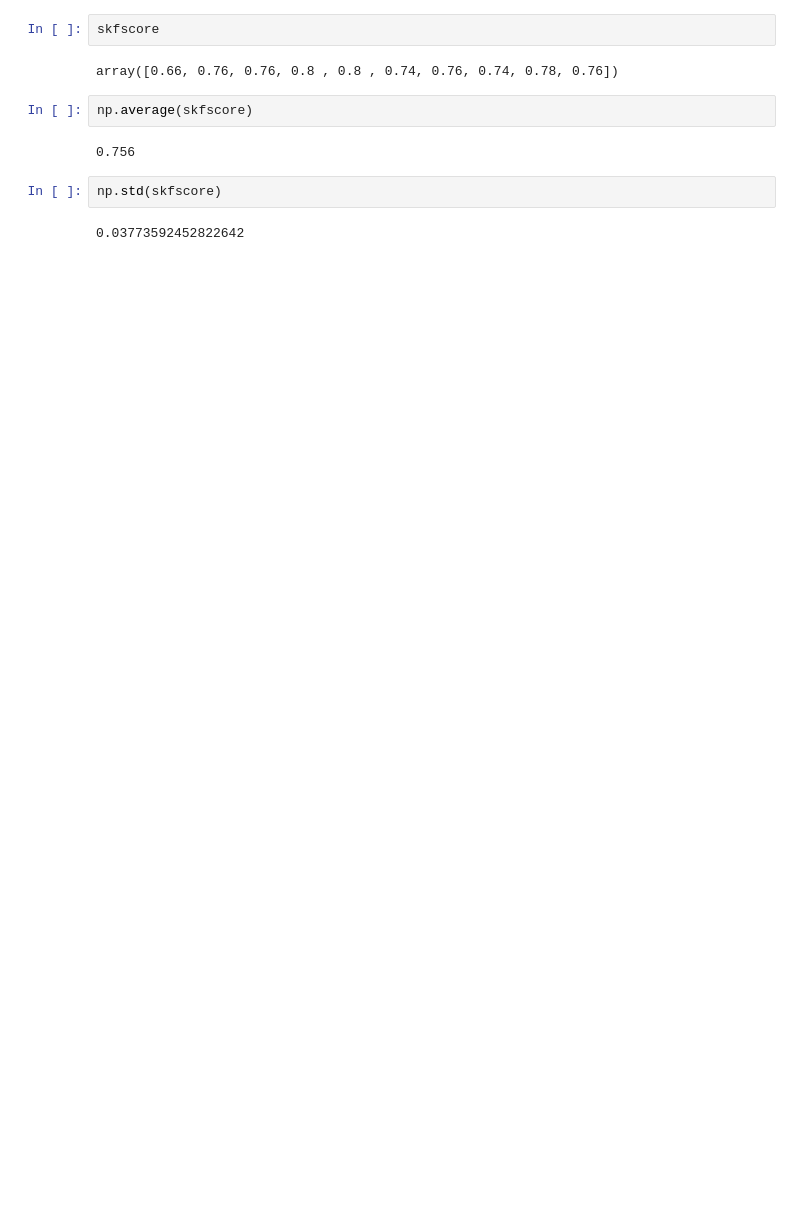
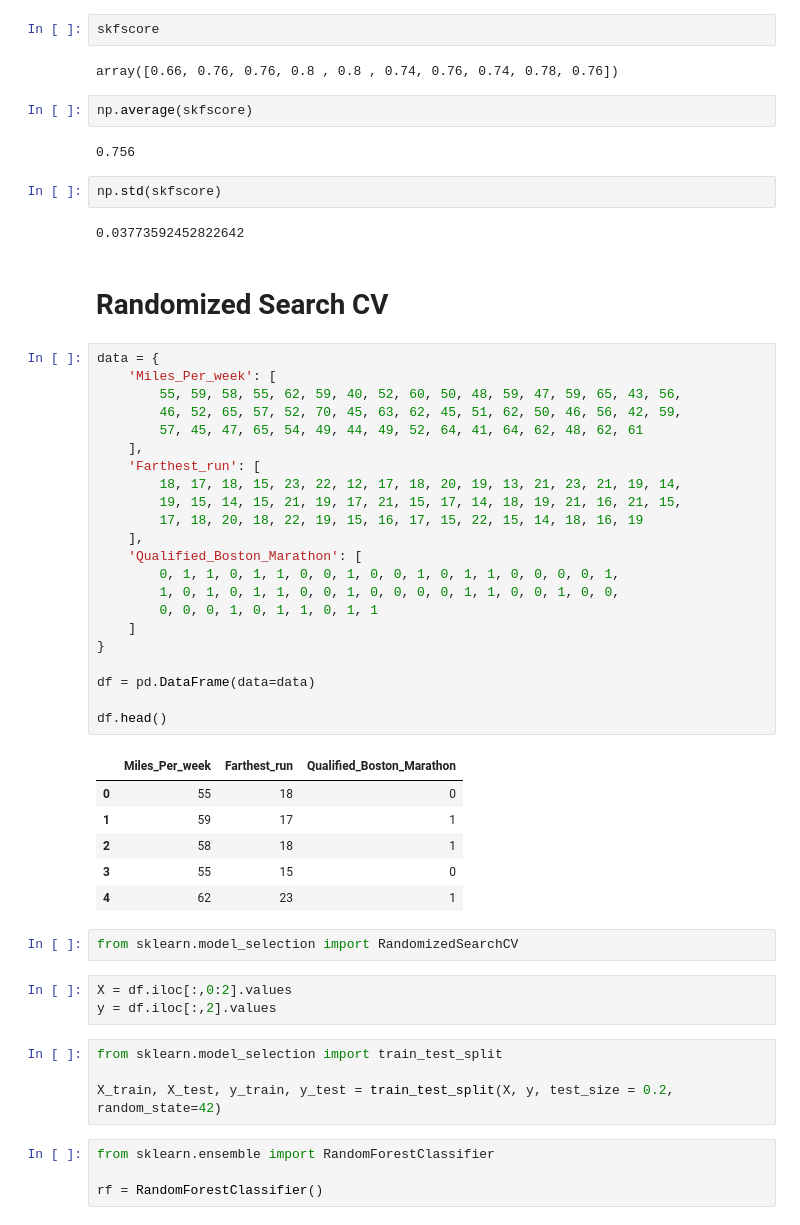
Before and after one commit to suprim-karki/ai-ml-portfolio, a Jupyter notebook: machine-learning/scikit-learn/cross_validation.ipynb, the cells around one changed output. Cells and saved outputs as stored; diff of their text form; blank space fills up the shorter version.

Commit message:
Using Raandomized Search CV

```diff
--- a/machine-learning/scikit-learn/cross_validation.ipynb
+++ b/machine-learning/scikit-learn/cross_validation.ipynb
@@ -117,3 +119,47 @@ np.average(skfscore)
 np.std(skfscore)
 # %% [output]
 0.03773592452822642
+# %% [markdown]
+# Randomized Search CV
+# %%
+data = {
+    'Miles_Per_week': [
+        55, 59, 58, 55, 62, 59, 40, 52, 60, 50, 48, 59, 47, 59, 65, 43, 56,
+        46, 52, 65, 57, 52, 70, 45, 63, 62, 45, 51, 62, 50, 46, 56, 42, 59,
+        57, 45, 47, 65, 54, 49, 44, 49, 52, 64, 41, 64, 62, 48, 62, 61
+    ],
+    'Farthest_run': [
+        18, 17, 18, 15, 23, 22, 12, 17, 18, 20, 19, 13, 21, 23, 21, 19, 14,
+        19, 15, 14, 15, 21, 19, 17, 21, 15, 17, 14, 18, 19, 21, 16, 21, 15,
+        17, 18, 20, 18, 22, 19, 15, 16, 17, 15, 22, 15, 14, 18, 16, 19
+    ],
+    'Qualified_Boston_Marathon': [
+        0, 1, 1, 0, 1, 1, 0, 0, 1, 0, 0, 1, 0, 1, 1, 0, 0, 0, 0, 1,
+        1, 0, 1, 0, 1, 1, 0, 0, 1, 0, 0, 0, 0, 1, 1, 0, 0, 1, 0, 0,
+        0, 0, 0, 1, 0, 1, 1, 0, 1, 1
+    ]
+}
+
+df = pd.DataFrame(data=data)
+
+df.head()
+# %% [output]
+|  | Miles_Per_week | Farthest_run | Qualified_Boston_Marathon |
+| 0 | 55 | 18 | 0 |
+| 1 | 59 | 17 | 1 |
+| 2 | 58 | 18 | 1 |
+| 3 | 55 | 15 | 0 |
+| 4 | 62 | 23 | 1 |
+# %%
+from sklearn.model_selection import RandomizedSearchCV
+# %%
+X = df.iloc[:,0:2].values
+y = df.iloc[:,2].values
+# %%
+from sklearn.model_selection import train_test_split
+
+X_train, X_test, y_train, y_test = train_test_split(X, y, test_size = 0.2, random_state=42)
+# %%
+from sklearn.ensemble import RandomForestClassifier
+
+rf = RandomForestClassifier()
```
Also changed, not shown: parts of 6 cells of this notebook.
